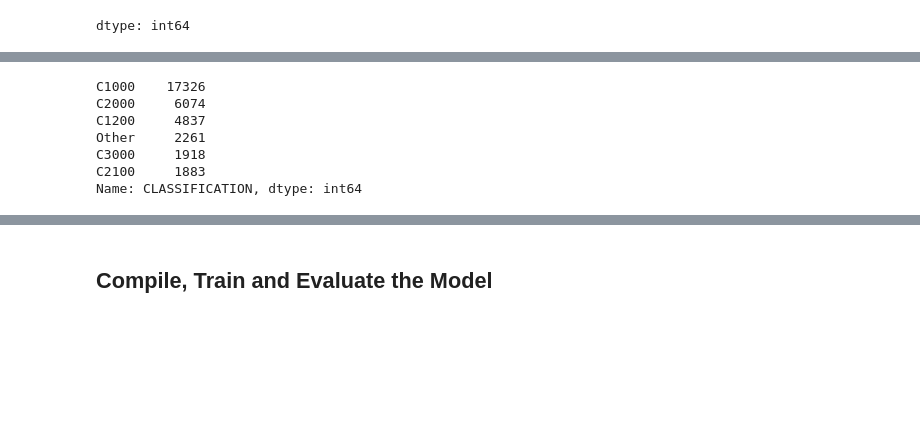
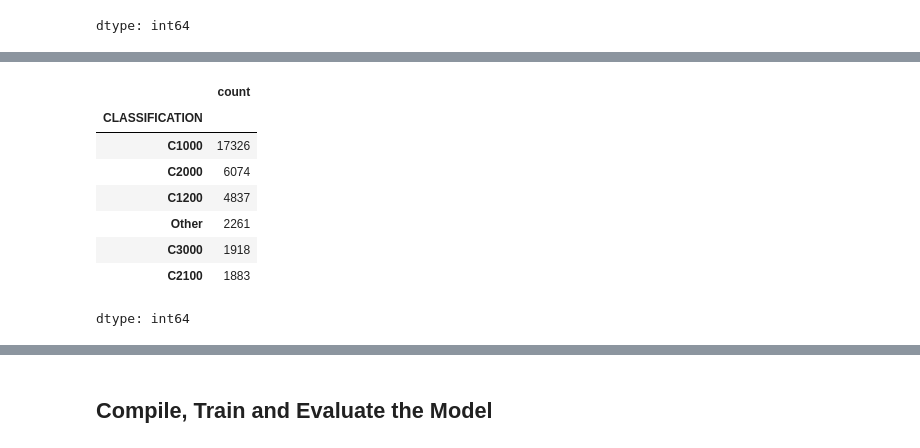
Before and after one commit to robinr1998/deep-learning-challenge, a Jupyter notebook: deep_learning.ipynb, the cells around one changed output, grey strips where cells are left out. Cells and saved outputs as stored; diff of their text form; code cells hidden in the pictures; blank space fills up the shorter version.

```diff
--- a/deep_learning.ipynb
+++ b/deep_learning.ipynb
@@ -132,21 +140,25 @@ Name: CLASSIFICATION, dtype: int64
 # %%
 # Choose a cutoff value and create a list of classifications to be replaced
 # use the variable name `classifications_to_replace`
-#  YOUR CODE GOES HERE
+cutoff_value = 1800
+classifications_to_replace = application_df['CLASSIFICATION'].value_counts()[application_df['CLASSIFICATION'].value_counts() < cutoff_value].index
+
 
 # Replace in dataframe
 for cls in classifications_to_replace:
     application_df['CLASSIFICATION'] = application_df['CLASSIFICATION'].replace(cls,"Other")
 
 # Check to make sure replacement was successful
 application_df['CLASSIFICATION'].value_counts()
 # %% [output]
+|  | count |
+| CLASSIFICATION |  |
+| C1000 | 17326 |
+| C2000 | 6074 |
+| C1200 | 4837 |
+| Other | 2261 |
+| C3000 | 1918 |
+| C2100 | 1883 |
-C1000    17326
-C2000     6074
-C1200     4837
-Other     2261
-C3000     1918
-C2100     1883
-Name: CLASSIFICATION, dtype: int64
+dtype: int64
 # %%
 # Convert categorical data to numeric with `pd.get_dummies`
```
Also changed, not shown: parts of 12 cells of this notebook.
